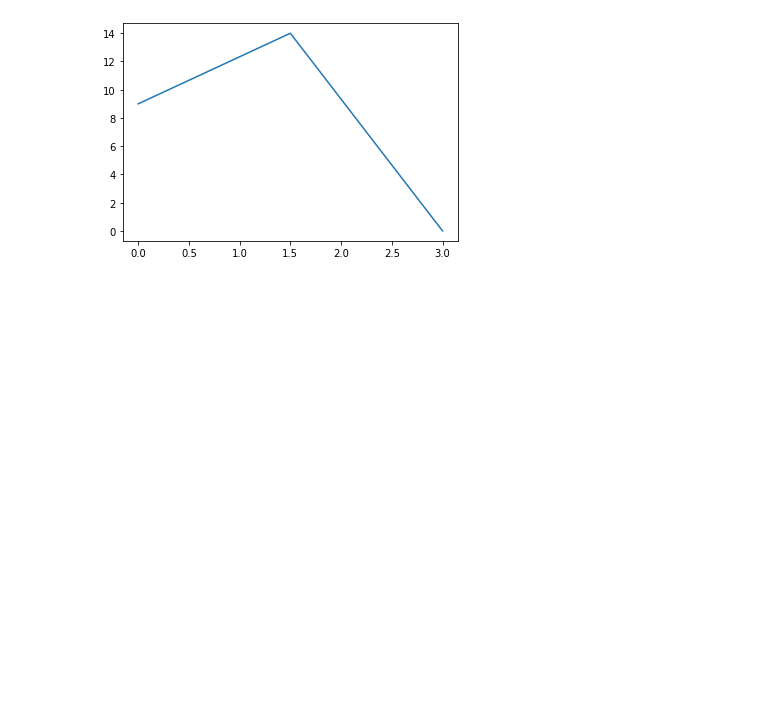
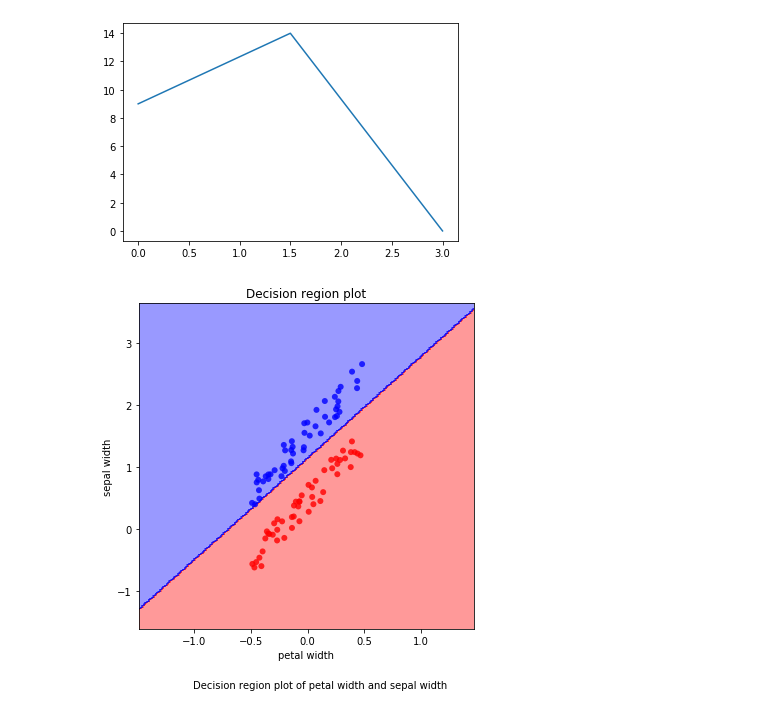
Before and after one commit to codax0r/mse-delearn, a Jupyter notebook: jeh/w1-perceptron_learning_renold-ehrengruber-v2.ipynb, the cells around one changed output. Drawn from its saved outputs; the diff is of its cells as text; code cells hidden in the pictures; blank space fills up the shorter version.

Commit message:
Added decision region plot

```diff
--- a/jeh/w1-perceptron_learning_renold-ehrengruber-v2.ipynb
+++ b/jeh/w1-perceptron_learning_renold-ehrengruber-v2.ipynb
@@ -351,3 +351,48 @@ it = np.linspace(0,nit,nit)
 _ = plt.plot(it, misclassified_counts)
 # %% [output]
 [figure]
+# %%
+# NOTE: The function is copied from a previous ML course taught by M. Graber, 2018 @ FHNW and adapted by us
+from matplotlib.colors import ListedColormap
+
+def plot_decision_regions(X, y, weights, bias, resolution=0.02):
+    markers = ('o', 'o', 'o', 'o', 'o')
+    colors = ('red', 'blue', 'lightgreen', 'gray', 'cyan')
+    cmap = ListedColormap(colors[:len(np.unique(y))])
+
+    # plot the decision surface
+    x1_min, x1_max = X[:, 0].min() - 1, X[:, 0].max() + 1
+    x2_min, x2_max = X[:, 1].min() - 1, X[:, 1].max() + 1
+
+    xx1, xx2 = np.meshgrid(np.arange(x1_min, x1_max, resolution),
+                            np.arange(x2_min, x2_max, resolution))
+
+    xx0 = np.array([bias]*len(xx1)).T
+    xx0 = np.expand_dims(xx1, axis=1)
+    test = np.array([xx1.ravel(), xx2.ravel()]).T
+
+    ones = np.array([np.ones(test.shape[0])]).T
+
+    Z = predict(test.T, weights, bias)
+    Z = Z.reshape(xx1.shape)
+
+    fig, ax = plt.subplots(figsize=(6,6))
+    ax.contourf(xx1, xx2, Z, alpha=0.4, cmap=cmap)
+
+    ax.set_xlim(xx1.min(), xx1.max())
+    ax.set_ylim(xx2.min(), xx2.max())
+
+    # plot all samples
+    for idx, cl in enumerate(np.unique(y)):
+        ax.scatter(x=X[(y == cl)[:, 0], 0], y=X[(y == cl)[:, 0], 1], alpha=0.8, c=[cmap(idx)],
+                   marker=markers[idx], label=cl, edgecolor='none')
+
+    _ = ax.set_xlabel('petal width')
+    _ = ax.set_ylabel('sepal width')
+    _ = ax.set_title('Decision region plot')
+    plt.figtext(.25, -.01, 'Decision region plot of petal width and sepal width')
+    return fig, ax
+# %%
+fig, ax = plot_decision_regions(x.T, y.T, weight1, bias1)
+# %% [output]
+[figure, added]
```
